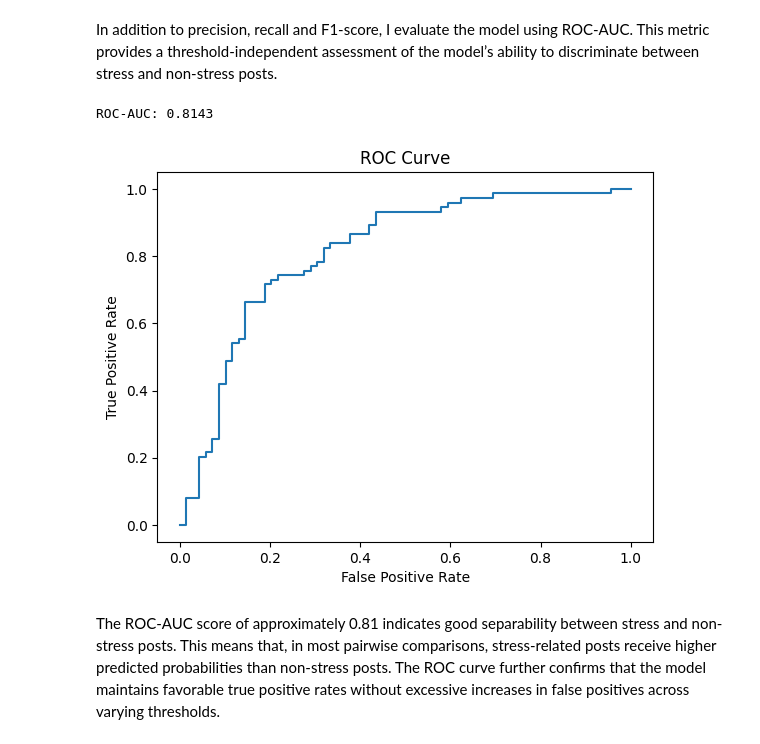
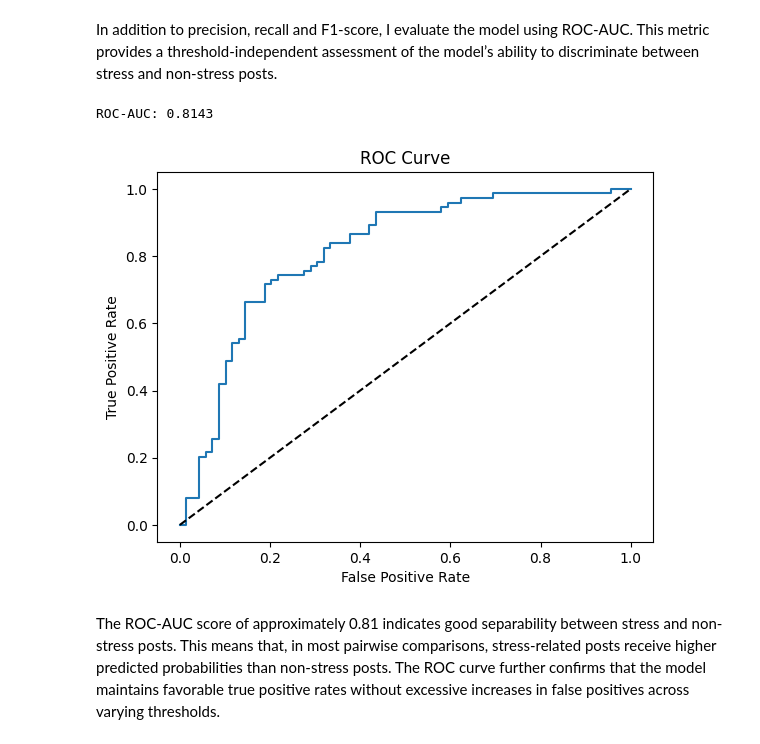
Before and after one commit to jacques2/dreaddit-stress-nlp, a Jupyter notebook: notebooks/02_train_baseline.ipynb, the cells around one changed output. Drawn from its saved outputs; the diff is of its cells as text; code cells hidden in the pictures.

```diff
--- a/notebooks/02_train_baseline.ipynb
+++ b/notebooks/02_train_baseline.ipynb
@@ -183,20 +183,21 @@ In addition to precision, recall and F1-score, I evaluate the model using ROC-AU
 # %%
 y_proba = pipe.predict_proba(X_test)[:, 1] # I take only stress probabilities from the matrix [n_samples,2]
 
 roc_auc = roc_auc_score(y_test, y_proba)
 print(f"ROC-AUC: {roc_auc:.4f}")
 
 fpr, tpr, _ = roc_curve(y_test, y_proba)
 
 plt.figure()
 plt.plot(fpr, tpr)
+plt.plot([0, 1], [0, 1], "k--")
 plt.xlabel("False Positive Rate")
 plt.ylabel("True Positive Rate")
 plt.title("ROC Curve")
 plt.show()
 # %% [output]
 ROC-AUC: 0.8143
-[figure, old version]
+[figure, new version]
 # %% [markdown]
 The ROC-AUC score of approximately 0.81 indicates good separability between stress and non-stress posts. This means that, in most pairwise comparisons, stress-related posts receive higher predicted probabilities than non-stress posts. The ROC curve further confirms that the model maintains favorable true positive rates without excessive increases in false positives across varying thresholds.
 # %% [markdown]
```
Also changed, not shown: parts of 2 cells of this notebook, 13 other files.
